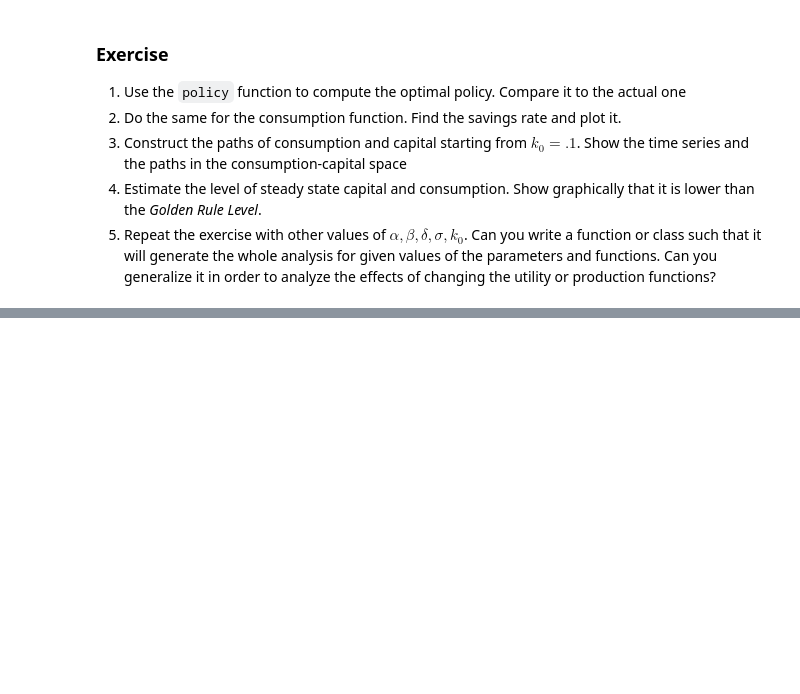
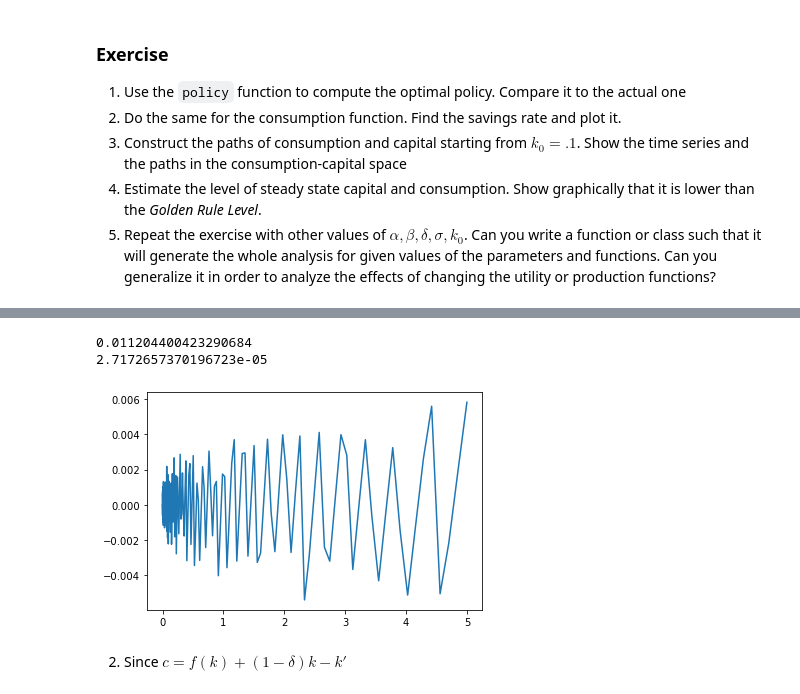
Before and after one commit to ozak/CompEcon, a Jupyter notebook: notebooks/DynamicProgramming.ipynb, the cells around one changed output, grey strips where cells are left out. Cells and saved outputs as stored; diff of their text form; code cells hidden in the pictures; blank space fills up the shorter version.

```diff
--- a/notebooks/DynamicProgramming.ipynb
+++ b/notebooks/DynamicProgramming.ipynb
@@ -373,0 +424,11 @@ plt.show();
+# %%
+err = opk(grid)-optcapital(grid)
+plt.plot(grid,err);
+print(err.max()-err.min())
+print(err.mean())
+# %% [output]
+0.011204400423290684
+2.7172657370196723e-05
+[figure, added]
+# %% [markdown]
+2. Since $c = f(k) + (1-\delta) k - k'$
```
Also changed, not shown: parts of 37 cells of this notebook, 2 other files.
